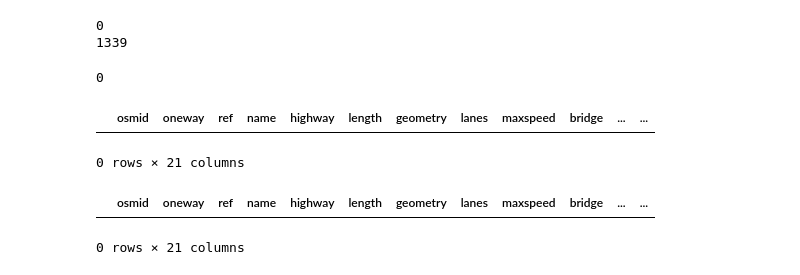
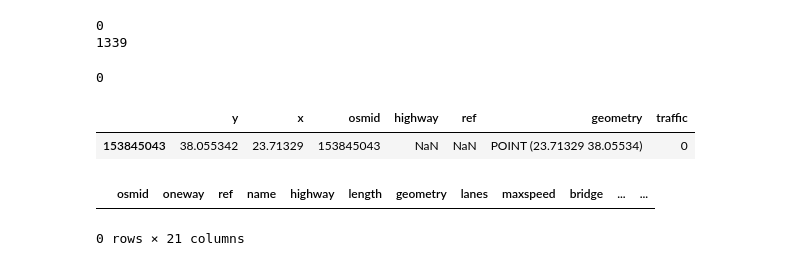
Before and after one commit to cbabalis/osm_project, a Jupyter notebook: src/networkx-osm-zografou.ipynb, the cells around one changed output. Drawn from its saved outputs; the diff is of its cells as text; code cells hidden in the pictures.

```diff
--- a/src/networkx-osm-zografou.ipynb
+++ b/src/networkx-osm-zografou.ipynb
@@ -226,13 +226,11 @@ all_edges.to_csv('loaded_edges.csv')
 nodes.to_csv('all_nodes.csv')
 # %%
 #edges.loc[edges['osmid'] == 127586502]
-#nodes.loc[nodes['osmid'] == 1411682273]
-all_edges.loc[all_edges['osmid'] == 127586502]
-#len(edges)
-#all_edges.to_csv('loaded_edges.csv')
+nodes.loc[nodes['osmid'] == 153845043]
+#all_edges.loc[all_edges['osmid'] == 127586502]
 # %% [output]
-|  | osmid | oneway | ref | name | highway | length | geometry | lanes | maxspeed | bridge | ... | ... |
+|  | y | x | osmid | highway | ref | geometry | traffic |
+| 153845043 | 38.055342 | 23.71329 | 153845043 | NaN | NaN | POINT (23.71329 38.05534) | 0 |
-0 rows × 21 columns
 # %%
 edges.loc[edges['traffic'] >400]
 # %% [output]
```
Also changed, not shown: parts of 8 cells of this notebook, 2 other files.
